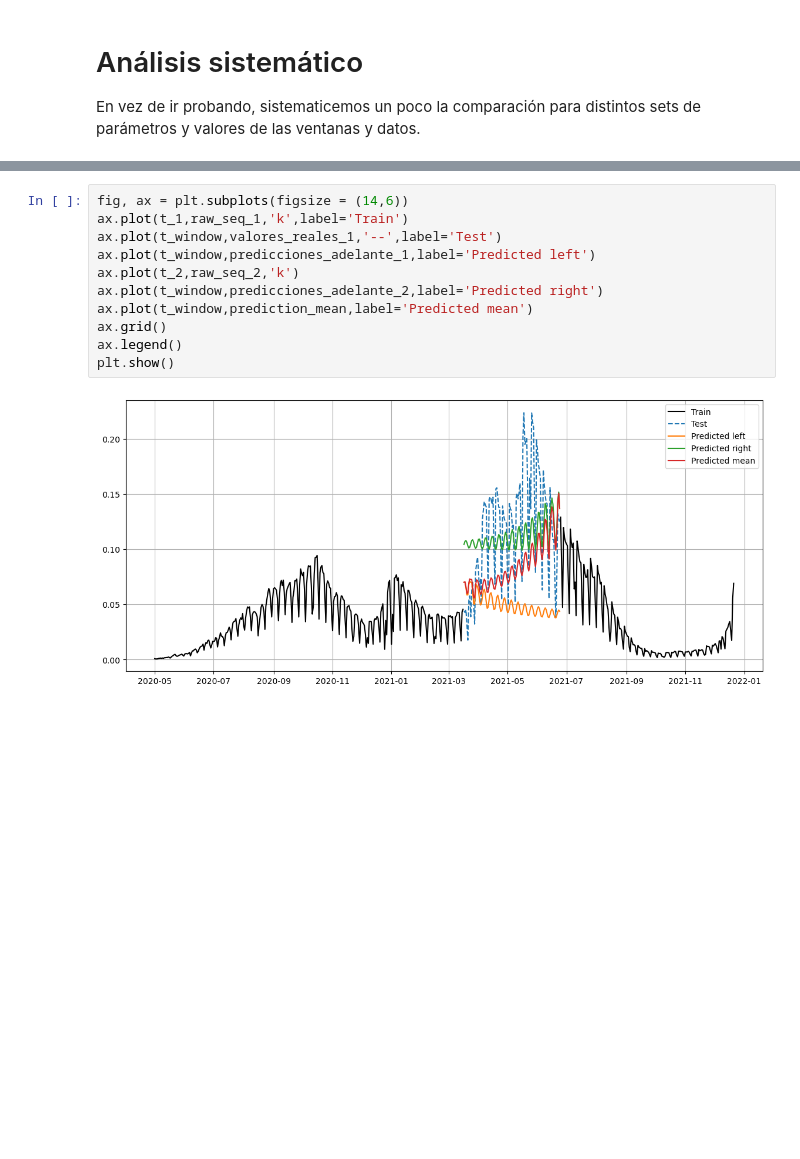
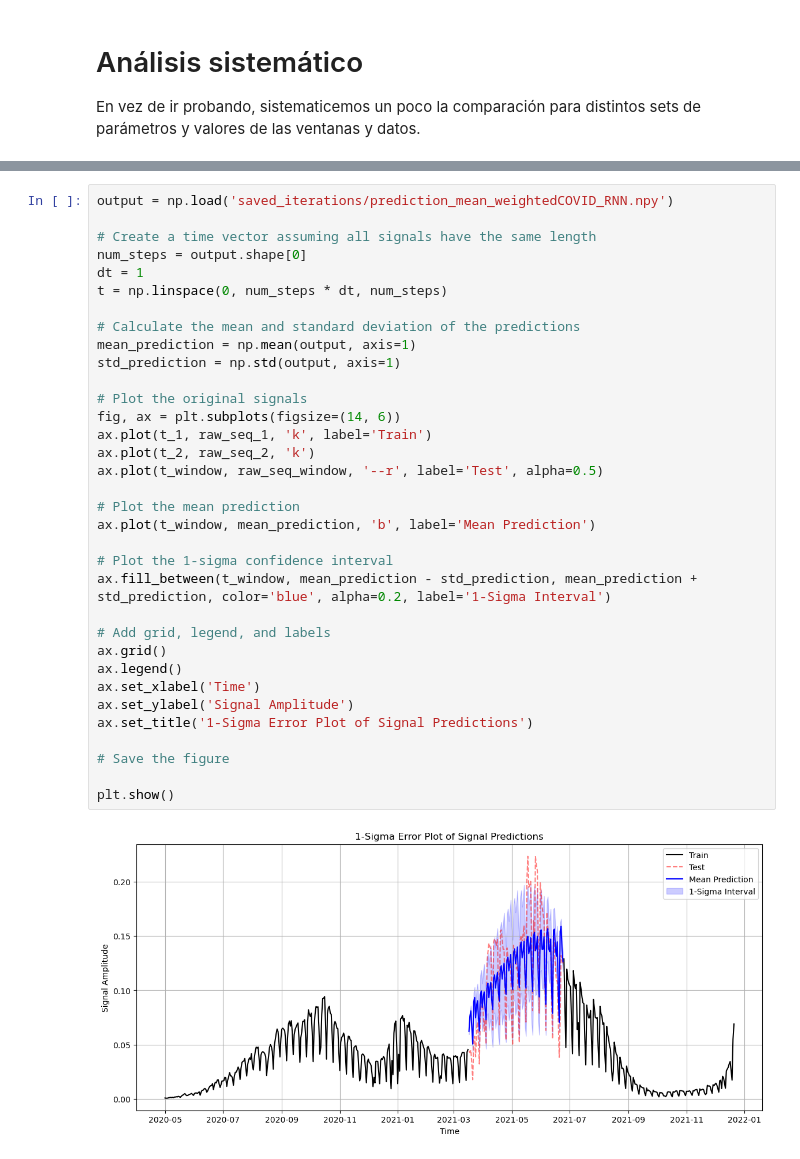
Before and after one commit to matiasleize/final_exam_ML, a Jupyter notebook: final_covid.ipynb, the cells around one changed output, grey strips where cells are left out. Cells and saved outputs as stored; diff of their text form; blank space fills up the shorter version.

```diff
--- a/final_covid.ipynb
+++ b/final_covid.ipynb
@@ -381,13 +467,36 @@ INFO:tensorflow:Assets written to: ram://158aebc0-24ef-4e77-af06-5ba35ea31d02/as
-# %%
-fig, ax = plt.subplots(figsize = (14,6))
-ax.plot(t_1,raw_seq_1,'k',label='Train')
-ax.plot(t_window,valores_reales_1,'--',label='Test')
-ax.plot(t_window,predicciones_adelante_1,label='Predicted left')
-ax.plot(t_2,raw_seq_2,'k')
-ax.plot(t_window,predicciones_adelante_2,label='Predicted right')
-ax.plot(t_window,prediction_mean,label='Predicted mean')
-ax.grid()
-ax.legend()
-plt.show()
-# %% [output]
-[figure, removed]
+# %%
+output = np.load('saved_iterations/prediction_mean_weightedCOVID_RNN.npy')
+
+# Create a time vector assuming all signals have the same length
+num_steps = output.shape[0]
+dt = 1
+t = np.linspace(0, num_steps * dt, num_steps)
+
+# Calculate the mean and standard deviation of the predictions
+mean_prediction = np.mean(output, axis=1)
+std_prediction = np.std(output, axis=1)
+
+# Plot the original signals
+fig, ax = plt.subplots(figsize=(14, 6))
+ax.plot(t_1, raw_seq_1, 'k', label='Train')
+ax.plot(t_2, raw_seq_2, 'k')
+ax.plot(t_window, raw_seq_window, '--r', label='Test', alpha=0.5)
+
+# Plot the mean prediction
+ax.plot(t_window, mean_prediction, 'b', label='Mean Prediction')
+
+# Plot the 1-sigma confidence interval
+ax.fill_between(t_window, mean_prediction - std_prediction, mean_prediction + std_prediction, color='blue', alpha=0.2, label='1-Sigma Interval')
+
+# Add grid, legend, and labels
+ax.grid()
+ax.legend()
+ax.set_xlabel('Time')
+ax.set_ylabel('Signal Amplitude')
+ax.set_title('1-Sigma Error Plot of Signal Predictions')
+
+# Save the figure
+
+plt.show()
+# %% [output]
+[figure, added]
```
Also changed, not shown: parts of 5 cells of this notebook.
